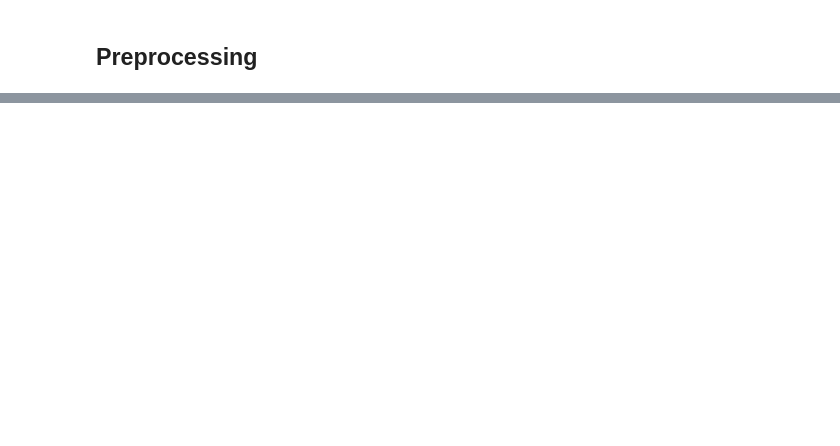
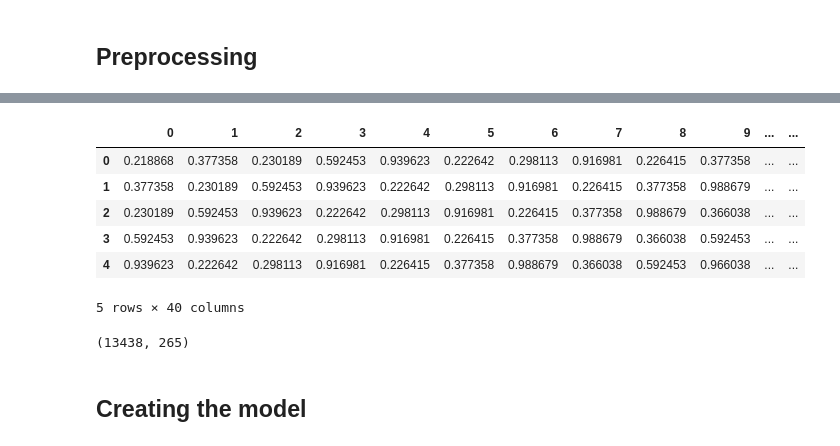
Before and after one commit to Karlobyo/composer_electronifire, a Jupyter notebook: notebooks/baseline_model.ipynb, the cells around one changed output, grey strips where cells are left out. Cells and saved outputs as stored; diff of their text form; code cells hidden in the pictures; blank space fills up the shorter version.

```diff
--- a/notebooks/baseline_model.ipynb
+++ b/notebooks/baseline_model.ipynb
@@ -417,0 +152,28 @@ file = notes_to_midi(pred)
+# %%
+# functions
+def note_transformer(note_list, seq_length=40):
+  """Function which takes a list of musical notes,
+  and returns numpy arrays of X and y where X contains
+  encoded sequences of these notes, and y corresponds
+  to the seq_length following notes of that sequence"""
+
+  symb = sorted(list(set(note_list)))
+
+  mapping = dict((c, i) for i, c in enumerate(symb))
+  reverse_mapping = dict((i, c) for i, c in enumerate(symb))
+
+  length = seq_length
+  features = []
+  targets = []
+  for i in range(0, len(note_list) - length, 1):
+    feature = Corpus[i:i + length]
+    target = Corpus[i + length]
+    features.append([mapping[j] for j in feature])
+    targets.append(mapping[target])
+
+  X = (np.reshape(features, (len(targets), length, 1)))/ float(len(symb))
+  y = tensorflow.keras.utils.to_categorical(targets)
+
+  return X, y
+# %%
+X, y = note_transformer(Corpus)
@@ -417,0 +184,2 @@ file = notes_to_midi(pred)
+# %%
+rs_X = X.reshape(13438, 40)
@@ -417,0 +217,11 @@ file = notes_to_midi(pred)
+# %%
+X_df = pd.DataFrame(rs_X)
+X_df.head()
+# %% [output]
+|  | 0 | 1 | 2 | 3 | 4 | 5 | 6 | 7 | 8 | 9 | ... | ... |
+| 0 | 0.218868 | 0.377358 | 0.230189 | 0.592453 | 0.939623 | 0.222642 | 0.298113 | 0.916981 | 0.226415 | 0.377358 | ... | ... |
+| 1 | 0.377358 | 0.230189 | 0.592453 | 0.939623 | 0.222642 | 0.298113 | 0.916981 | 0.226415 | 0.377358 | 0.988679 | ... | ... |
+| 2 | 0.230189 | 0.592453 | 0.939623 | 0.222642 | 0.298113 | 0.916981 | 0.226415 | 0.377358 | 0.988679 | 0.366038 | ... | ... |
+| 3 | 0.592453 | 0.939623 | 0.222642 | 0.298113 | 0.916981 | 0.226415 | 0.377358 | 0.988679 | 0.366038 | 0.592453 | ... | ... |
+| 4 | 0.939623 | 0.222642 | 0.298113 | 0.916981 | 0.226415 | 0.377358 | 0.988679 | 0.366038 | 0.592453 | 0.966038 | ... | ... |
+5 rows × 40 columns
@@ -417,0 +230,4 @@ file = notes_to_midi(pred)
+# %%
+y.shape
+# %% [output]
+(13438, 265)
@@ -417,0 +238,2 @@ file = notes_to_midi(pred)
+# %% [markdown]
+## Creating the model
```
Also changed, not shown: parts of 56 cells of this notebook, 1 other file.
